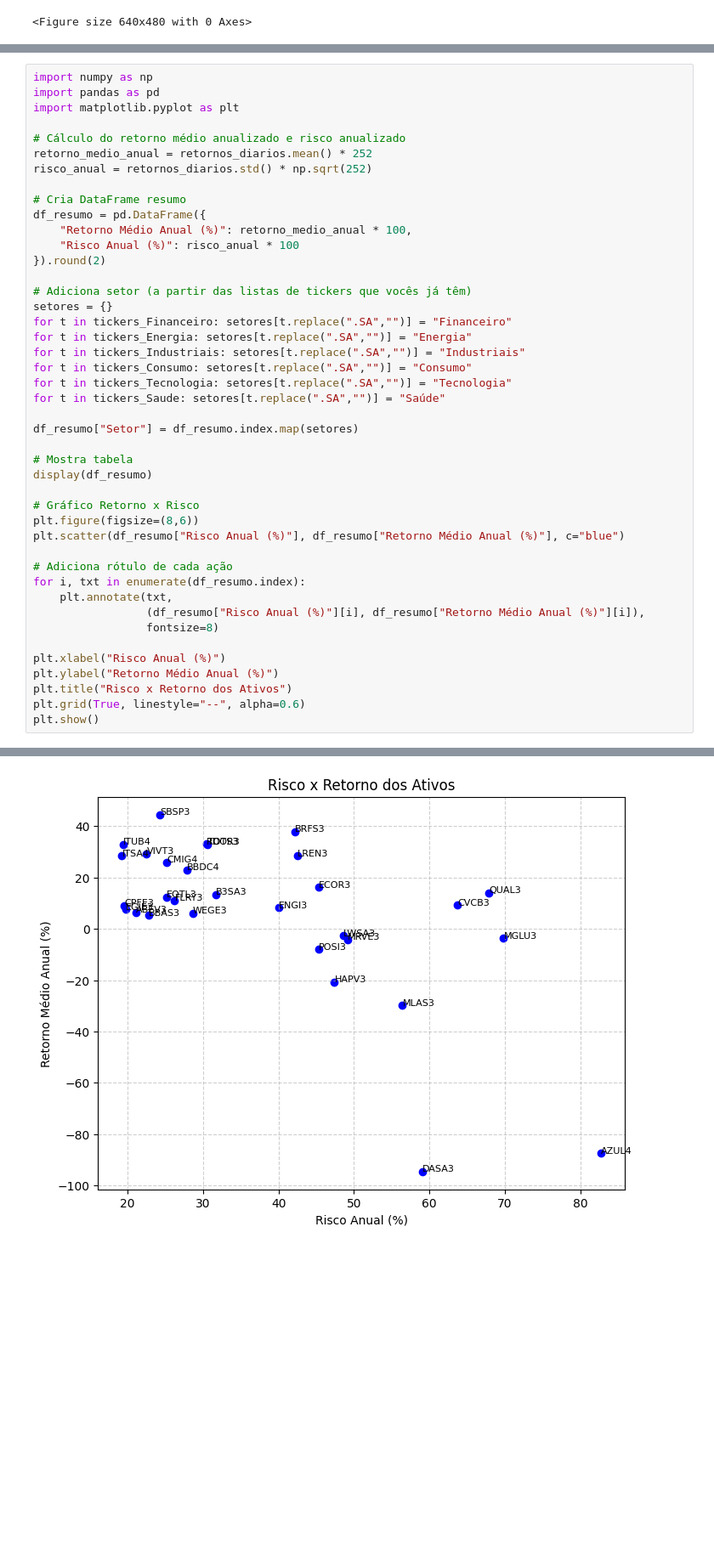
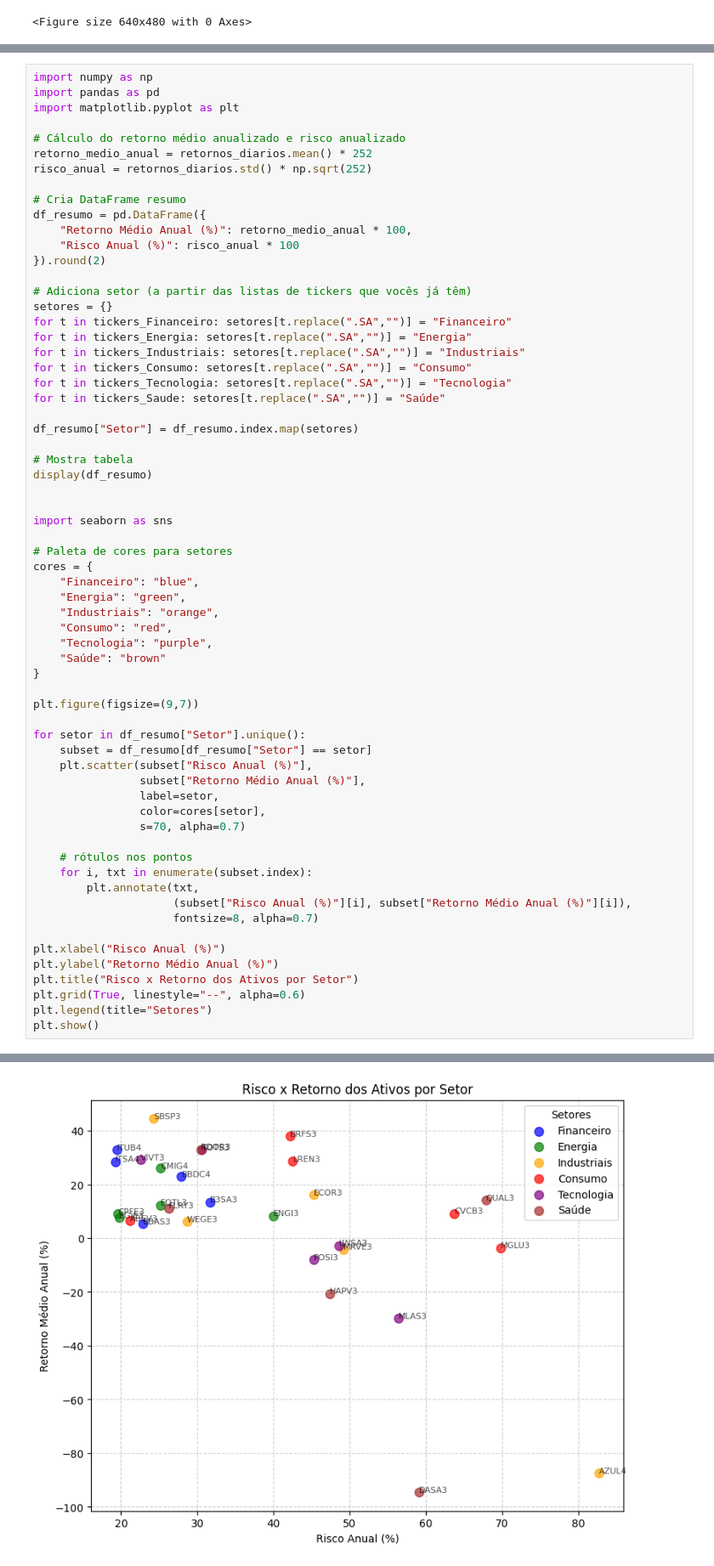
Before and after one commit to mcarolina2/PyPortfolio, a Jupyter notebook: pyportifolio.ipynb, the cells around one changed output, grey strips where cells are left out. Shown at 85% size. Saved outputs shown, nothing was run; the diff lists cells and outputs as text; blank space fills up the shorter version.

```diff
--- a/pyportifolio.ipynb
+++ b/pyportifolio.ipynb
@@ -197,40 +197,60 @@ for t in tickers_Saude: setores[t.replace(".SA","")] = "Saúde"
 
 df_resumo["Setor"] = df_resumo.index.map(setores)
 
 # Mostra tabela
 display(df_resumo)
 
-# Gráfico Retorno x Risco
-plt.figure(figsize=(8,6))
-plt.scatter(df_resumo["Risco Anual (%)"], df_resumo["Retorno Médio Anual (%)"], c="blue")
 
-# Adiciona rótulo de cada ação
-for i, txt in enumerate(df_resumo.index):
-    plt.annotate(txt,
-                 (df_resumo["Risco Anual (%)"][i], df_resumo["Retorno Médio Anual (%)"][i]),
-                 fontsize=8)
+import seaborn as sns
+
+# Paleta de cores para setores
+cores = {
+    "Financeiro": "blue",
+    "Energia": "green",
+    "Industriais": "orange",
+    "Consumo": "red",
+    "Tecnologia": "purple",
+    "Saúde": "brown"
+}
+
+plt.figure(figsize=(9,7))
+
+for setor in df_resumo["Setor"].unique():
+    subset = df_resumo[df_resumo["Setor"] == setor]
+    plt.scatter(subset["Risco Anual (%)"],
+                subset["Retorno Médio Anual (%)"],
+                label=setor,
+                color=cores[setor],
+                s=70, alpha=0.7)
+
+    # rótulos nos pontos
+    for i, txt in enumerate(subset.index):
+        plt.annotate(txt,
+                     (subset["Risco Anual (%)"][i], subset["Retorno Médio Anual (%)"][i]),
+                     fontsize=8, alpha=0.7)
 
 plt.xlabel("Risco Anual (%)")
 plt.ylabel("Retorno Médio Anual (%)")
-plt.title("Risco x Retorno dos Ativos")
+plt.title("Risco x Retorno dos Ativos por Setor")
 plt.grid(True, linestyle="--", alpha=0.6)
+plt.legend(title="Setores")
 plt.show()
 # %% [output]
 |  | Retorno Médio Anual (%) | Risco Anual (%) | Setor |
 | ITUB4 | 32.93 | 19.45 | Financeiro |
 | BBDC4 | 22.94 | 27.92 | Financeiro |
 | B3SA3 | 13.39 | 31.66 | Financeiro |
 | ITSA4 | 28.51 | 19.27 | Financeiro |
 | BBAS3 | 5.31 | 22.84 | Financeiro |
 | EQTL3 | 12.33 | 25.18 | Energia |
 | CMIG4 | 25.99 | 25.20 | Energia |
 | CPFE3 | 9.07 | 19.59 | Energia |
 | EGIE3 | 7.57 | 19.79 | Energia |
 | ENGI3 | 8.29 | 40.02 | Energia |
 | ... | ... | ... | ... |
 | HAPV3 | -20.68 | 47.41 | Saúde |
 | QUAL3 | 14.08 | 67.87 | Saúde |
 | RDOR3 | 33.02 | 30.48 | Saúde |
 | FLRY3 | 11.10 | 26.25 | Saúde |
 | DASA3 | -94.55 | 59.07 | Saúde |
-[figure, old version]
+[figure, new version]
```
Also changed, not shown: parts of 4 cells of this notebook, 2 other files.
